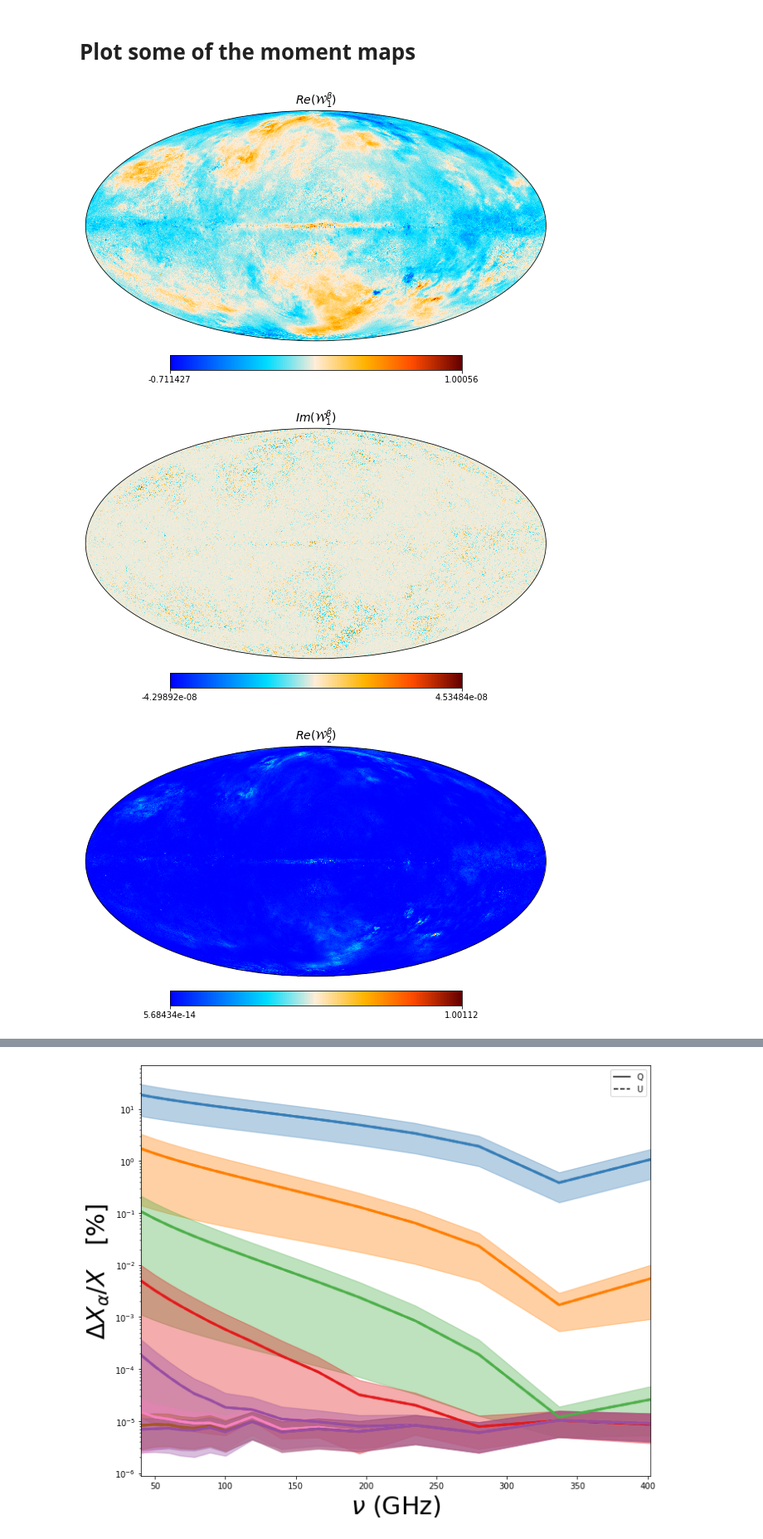
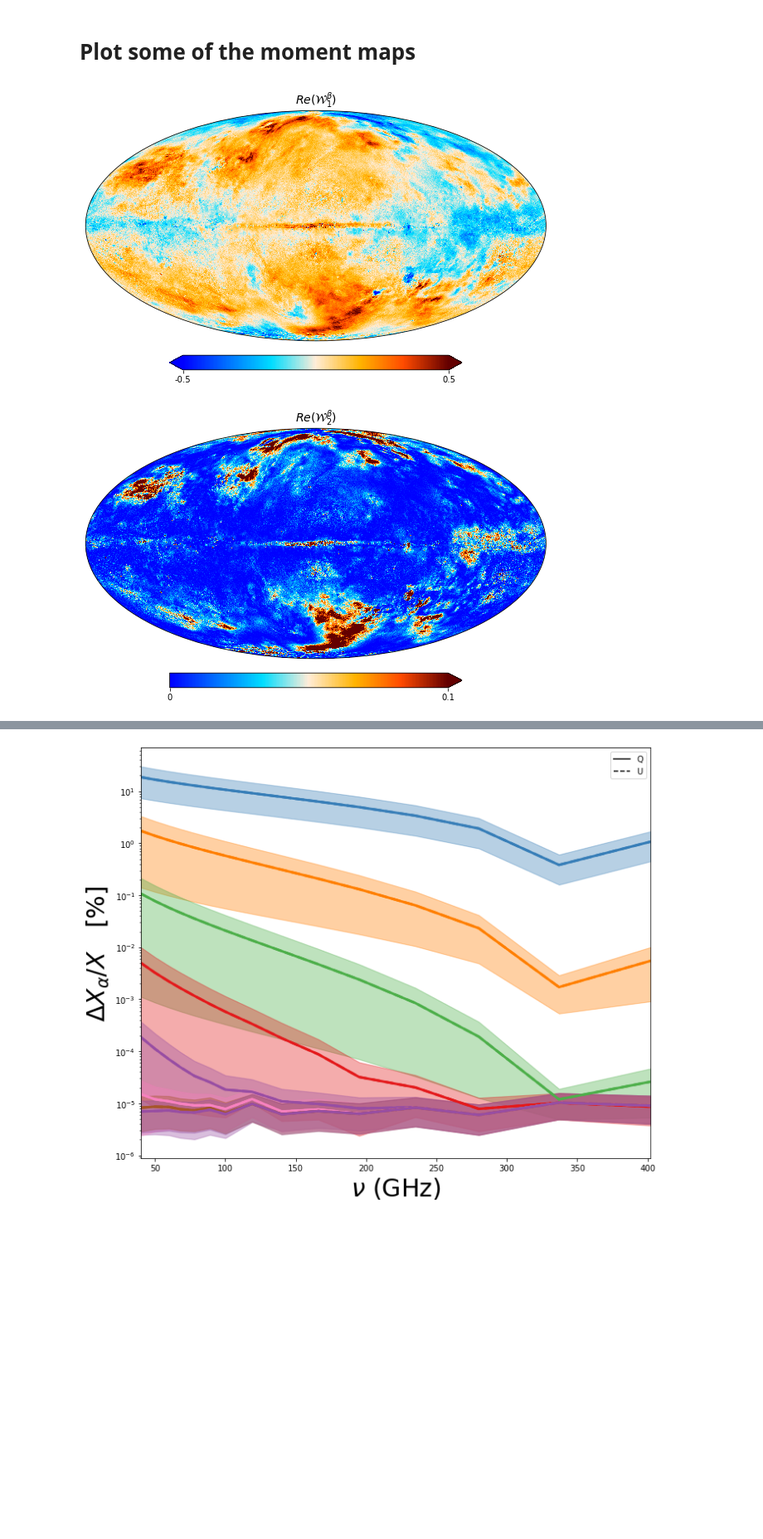
Before and after one commit to LeoVacher/moments_for_panex, a Jupyter notebook: Reproduce_any_Pysm_model.ipynb, the cells around one changed output, grey strips where cells are left out. Shown at 83% size. Cells and saved outputs as stored; diff of their text form; code cells hidden in the pictures; blank space fills up the shorter version.

```diff
--- a/Reproduce_any_Pysm_model.ipynb
+++ b/Reproduce_any_Pysm_model.ipynb
@@ -95,18 +115,11 @@ for i in range(omax):
 # %%
 #plot of some of the moment maps. For pure 2D models (d1,d10), imaginary part should be compatible with zero if and only if no betabar and tempbar is specified, while d12 must have an imaginary part.
 
-hp.projview(mom[1,1,0].real, cmap='planck', title=r'$Re(\mathcal{W}_1^\beta)$')#min=-0.1, max=0.1)
+hp.projview(mom[1,1,0].real, cmap='planck', title=r'$Re(\mathcal{W}_1^\beta)$',min=-0.5, max=0.5)
 plt.show()
 
-hp.projview(mom[1,1,0].imag, cmap='planck', title=r'$Im(\mathcal{W}_1^\beta)$')#min=0, max=0.01
+hp.projview(mom[1,2,0].real, cmap='planck', title=r'$Re(\mathcal{W}_2^\beta)$',min=0, max=0.1)
 plt.show()
-
-hp.projview(mom[1,2,0].real, cmap='planck', title=r'$Re(\mathcal{W}_2^\beta)$')#min=0, max=0.1,
-plt.show()
-
-hp.projview(mom[1,2,0].imag, cmap='planck', title=r'$Im(\mathcal{W}_2^\beta)$')#min=0, max=0.01,
-plt.show()
 # %% [output]
-[figure, old version]
+[figure, new version]
-[figure, old version]
+[figure, new version]
-[figure, removed]
```
Also changed, not shown: parts of 12 cells of this notebook, 1 other file.
